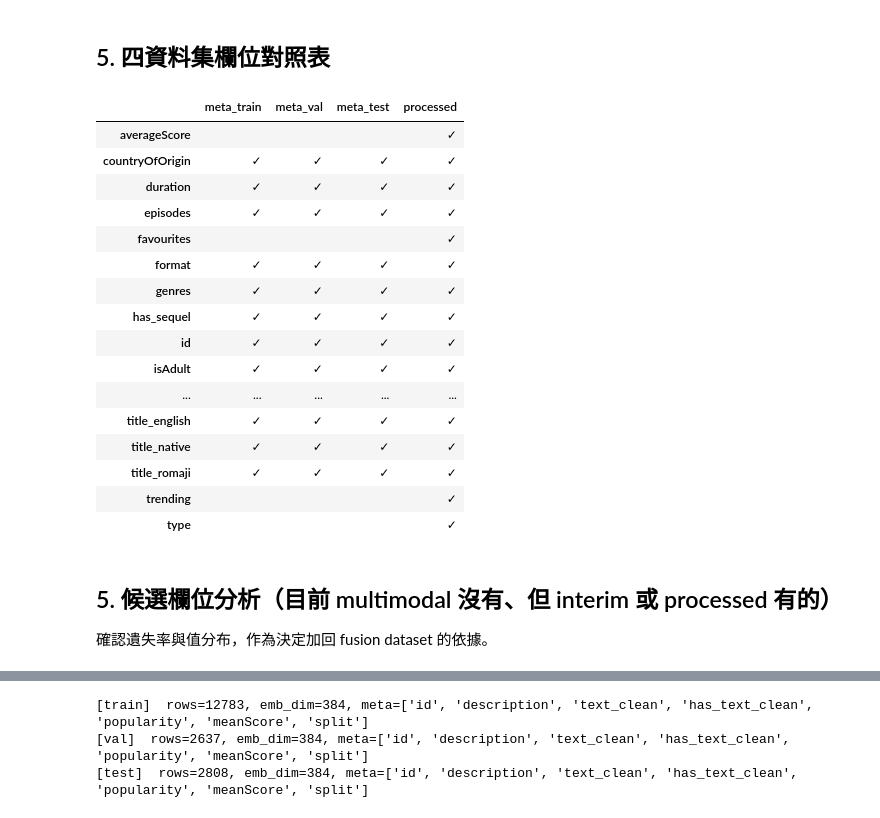
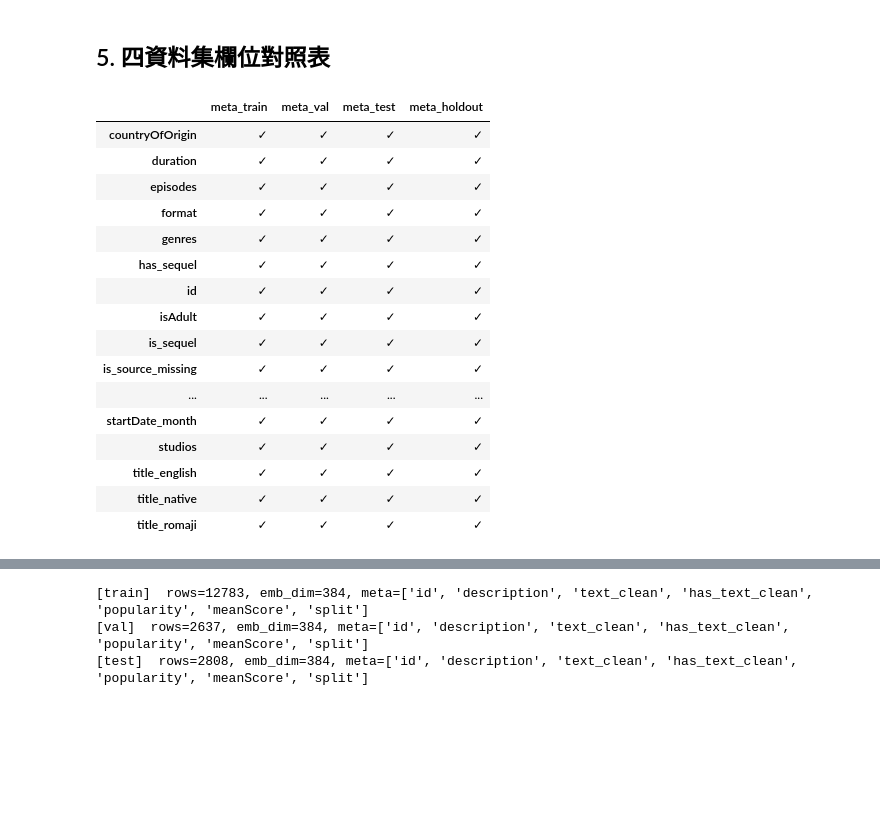
Before and after one commit to ThanatosJun/Anime_Prediction, a Jupyter notebook: data/fussion/fusion_data_exploration.ipynb, the cells around one changed output, grey strips where cells are left out. Saved outputs shown, nothing was run; the diff lists cells and outputs as text; code cells hidden in the pictures; blank space fills up the shorter version.

```diff
--- a/data/fussion/fusion_data_exploration.ipynb
+++ b/data/fussion/fusion_data_exploration.ipynb
@@ -19,13 +19,13 @@ pd.set_option('display.max_columns', None)
 pd.set_option('display.max_rows', 100)
 pd.set_option('display.width', 120)
 
-meta_train = pd.read_csv('../../data/fussion/fusion_meta_train.csv')
-meta_val   = pd.read_csv('../../data/fussion/fusion_meta_val.csv')
-meta_test  = pd.read_csv('../../data/fussion/fusion_meta_test.csv')
-processed  = pd.read_csv('../../data/processed/anilist_anime_data_processed_v1.csv')
+meta_train   = pd.read_csv('../../data/fussion/fusion_meta_clean_train.csv')
+meta_val     = pd.read_csv('../../data/fussion/fusion_meta_clean_val.csv')
+meta_test    = pd.read_csv('../../data/fussion/fusion_meta_clean_test.csv')
+meta_holdout = pd.read_csv('../../data/fussion/fusion_meta_clean_holdout_unknown.csv')
 
-print(f'meta_train : {meta_train.shape}')
-print(f'meta_val   : {meta_val.shape}')
-print(f'meta_test  : {meta_test.shape}')
-print(f'processed  : {processed.shape}')
+print(f'meta_train   : {meta_train.shape}')
+print(f'meta_val     : {meta_val.shape}')
+print(f'meta_test    : {meta_test.shape}')
+print(f'meta_holdout : {meta_holdout.shape}')
 # %% [output]
@@ -202,33 +181,29 @@ pd.DataFrame({'missing_count': missing, 'missing_pct': pct}).query('missing_coun
 # %%
 all_cols = sorted(
     set(meta_train.columns) | set(meta_val.columns) |
-    set(meta_test.columns)  | set(processed.columns)
+    set(meta_test.columns)  | set(meta_holdout.columns)
 )
 pd.DataFrame({
-    'meta_train': ['✓' if c in meta_train.columns else '' for c in all_cols],
-    'meta_val':   ['✓' if c in meta_val.columns   else '' for c in all_cols],
-    'meta_test':  ['✓' if c in meta_test.columns  else '' for c in all_cols],
-    'processed':  ['✓' if c in processed.columns  else '' for c in all_cols],
+    'meta_train':   ['✓' if c in meta_train.columns   else '' for c in all_cols],
+    'meta_val':     ['✓' if c in meta_val.columns     else '' for c in all_cols],
+    'meta_test':    ['✓' if c in meta_test.columns    else '' for c in all_cols],
+    'meta_holdout': ['✓' if c in meta_holdout.columns else '' for c in all_cols],
 }, index=all_cols)
 # %% [output]
-|  | meta_train | meta_val | meta_test | processed |
-| averageScore |  |  |  | ✓ |
+|  | meta_train | meta_val | meta_test | meta_holdout |
 | countryOfOrigin | ✓ | ✓ | ✓ | ✓ |
 | duration | ✓ | ✓ | ✓ | ✓ |
 | episodes | ✓ | ✓ | ✓ | ✓ |
-| favourites |  |  |  | ✓ |
 | format | ✓ | ✓ | ✓ | ✓ |
 | genres | ✓ | ✓ | ✓ | ✓ |
 | has_sequel | ✓ | ✓ | ✓ | ✓ |
 | id | ✓ | ✓ | ✓ | ✓ |
 | isAdult | ✓ | ✓ | ✓ | ✓ |
+| is_sequel | ✓ | ✓ | ✓ | ✓ |
+| is_source_missing | ✓ | ✓ | ✓ | ✓ |
 | ... | ... | ... | ... | ... |
+| startDate_month | ✓ | ✓ | ✓ | ✓ |
+| studios | ✓ | ✓ | ✓ | ✓ |
 | title_english | ✓ | ✓ | ✓ | ✓ |
 | title_native | ✓ | ✓ | ✓ | ✓ |
 | title_romaji | ✓ | ✓ | ✓ | ✓ |
-| trending |  |  |  | ✓ |
-| type |  |  |  | ✓ |
-# %% [markdown]
-## 5. 候選欄位分析（目前 multimodal 沒有、但 interim 或 processed 有的）
-
-確認遺失率與值分布，作為決定加回 fusion dataset 的依據。
```
Also changed, not shown: parts of 32 cells of this notebook, 12 other files.
